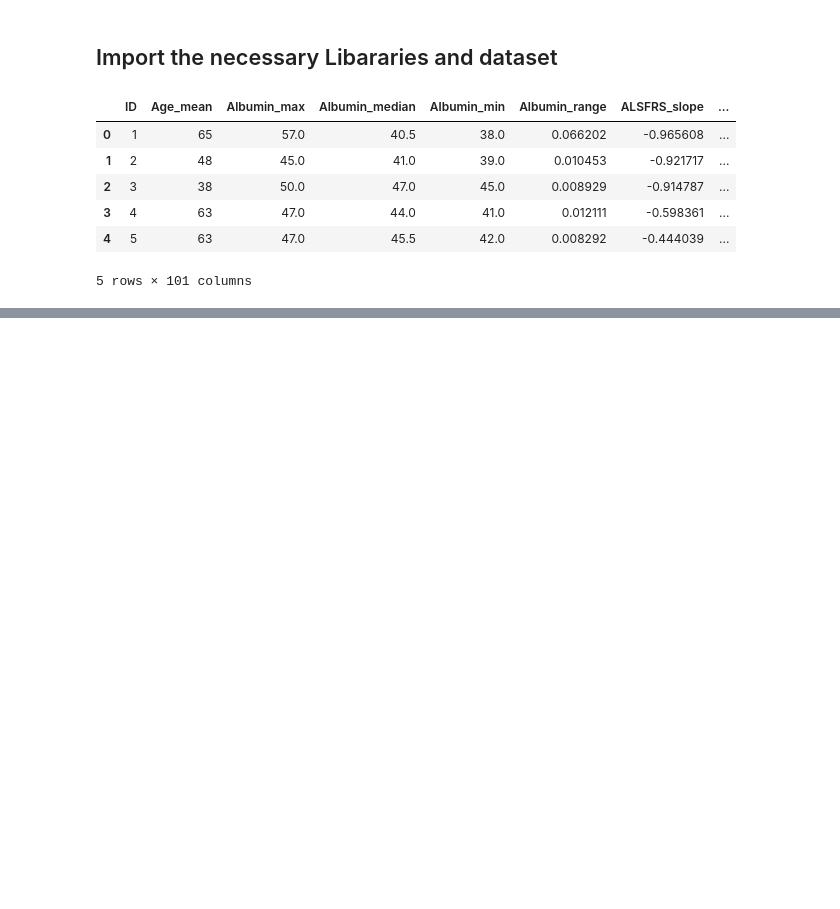
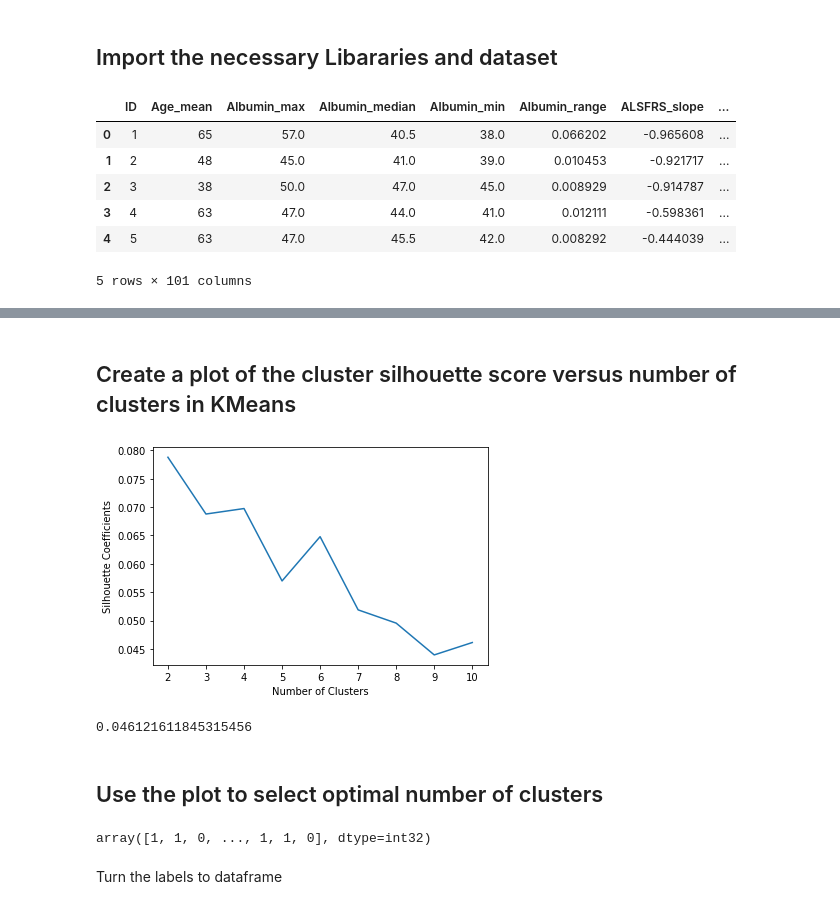
Before and after one commit to fobembe/Clustering, a Jupyter notebook: Clustering_Week4.ipynb, the cells around one changed output, grey strips where cells are left out. Cells and saved outputs as stored; diff of their text form; code cells hidden in the pictures; blank space fills up the shorter version.

```diff
--- a/Clustering_Week4.ipynb
+++ b/Clustering_Week4.ipynb
@@ -219,0 +30,5 @@ km2.head()
+# %%
+scaler = StandardScaler()
+df = scaler.fit_transform(data)
+# %% [markdown]
+## Create a plot of the cluster silhouette score versus number of clusters in KMeans
@@ -219,0 +38,30 @@ km2.head()
+# %%
+silhouette_cofficients = []
+for k in range(2,11):
+  kmeans = KMeans(n_clusters=k,random_state=42)
+  kmeans.fit(df)
+  score = silhouette_score(df,kmeans.labels_)
+  silhouette_cofficients.append(score)
+# %%
+plt.plot(range(2,11),silhouette_cofficients)
+plt.xticks(range(2,11))
+plt.xlabel("Number of Clusters")
+plt.ylabel("Silhouette Coefficients")
+plt.show();
+# %% [output]
+[figure, added]
+# %%
+print(silhouette_score(df,kmeans.labels_,metric='euclidean'))
+# %% [output]
+0.046121611845315456
+# %% [markdown]
+## Use the plot to select optimal number of clusters
+# %%
+#  The plot above seem to suggest 2 as number of clusters because it gives the highest silhouette score
+
+model = KMeans(n_clusters=2,random_state=42)
+model.fit_predict(df)
+# %% [output]
+array([1, 1, 0, ..., 1, 1, 0], dtype=int32)
+# %% [markdown]
+Turn the labels to dataframe
```
Also changed, not shown: parts of 38 cells of this notebook.
